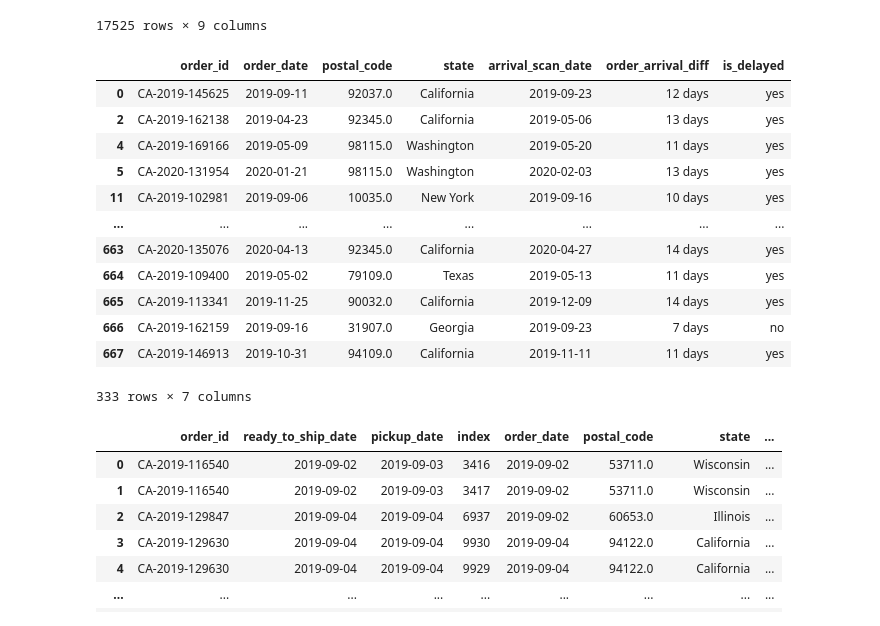
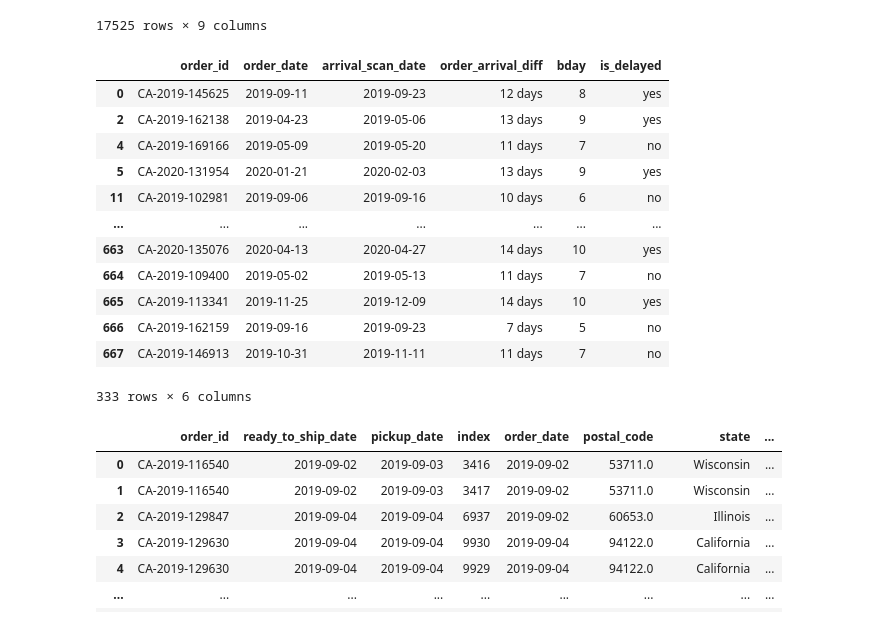
Before and after one commit to farnaz-irani/muesli-delivery-performance, a Jupyter notebook: Farnaz.ipynb, the cells around one changed output. Saved outputs shown, nothing was run; the diff lists cells and outputs as text; code cells hidden in the pictures.

```diff
--- a/Farnaz.ipynb
+++ b/Farnaz.ipynb
@@ -109,32 +117,34 @@ orders_process
 # %%
 #to merge orders and campaign
 orders_campaign = pd.merge(orders_clean, campaign)
 orders_campaign['order_arrival_diff'] = orders_campaign['arrival_scan_date'] - orders_campaign['order_date']
 orders_campaign.drop(columns='index', inplace = True)
 orders_campaign.head()
 
 orders_campaign[orders_campaign.duplicated(keep=False)].sort_values(by='order_id')
 orders_campaign.drop_duplicates(subset=None, keep='first', inplace=True)
 
 orders_campaign.drop(columns='customer_name', inplace=True)
 # orders.query('order_id == "CA-2019-145625"')
-orders_campaign['is_delayed'] = np.where(orders_campaign['order_arrival_diff'].map(lambda x: x.days) > 9, 'yes', 'no')
+orders_campaign['bday'] = [len(pd.bdate_range(orders_campaign['order_date'][i], orders_campaign['arrival_scan_date'][i])) - 1 for i in orders_campaign.index.values]
+
+orders_campaign['is_delayed'] = np.where(orders_campaign['bday'] > 7, 'yes', 'no')
 orders_campaign['is_delayed'].value_counts()
-orders_campaign
+orders_campaign.loc[:, ['order_id','order_date','arrival_scan_date','order_arrival_diff','bday', 'is_delayed']]
 # %% [output]
-|  | order_id | order_date | postal_code | state | arrival_scan_date | order_arrival_diff | is_delayed |
-| 0 | CA-2019-145625 | 2019-09-11 | 92037.0 | California | 2019-09-23 | 12 days | yes |
-| 2 | CA-2019-162138 | 2019-04-23 | 92345.0 | California | 2019-05-06 | 13 days | yes |
-| 4 | CA-2019-169166 | 2019-05-09 | 98115.0 | Washington | 2019-05-20 | 11 days | yes |
-| 5 | CA-2020-131954 | 2020-01-21 | 98115.0 | Washington | 2020-02-03 | 13 days | yes |
-| 11 | CA-2019-102981 | 2019-09-06 | 10035.0 | New York | 2019-09-16 | 10 days | yes |
-| ... | ... | ... | ... | ... | ... | ... | ... |
-| 663 | CA-2020-135076 | 2020-04-13 | 92345.0 | California | 2020-04-27 | 14 days | yes |
-| 664 | CA-2019-109400 | 2019-05-02 | 79109.0 | Texas | 2019-05-13 | 11 days | yes |
-| 665 | CA-2019-113341 | 2019-11-25 | 90032.0 | California | 2019-12-09 | 14 days | yes |
-| 666 | CA-2019-162159 | 2019-09-16 | 31907.0 | Georgia | 2019-09-23 | 7 days | no |
-| 667 | CA-2019-146913 | 2019-10-31 | 94109.0 | California | 2019-11-11 | 11 days | yes |
+|  | order_id | order_date | arrival_scan_date | order_arrival_diff | bday | is_delayed |
+| 0 | CA-2019-145625 | 2019-09-11 | 2019-09-23 | 12 days | 8 | yes |
+| 2 | CA-2019-162138 | 2019-04-23 | 2019-05-06 | 13 days | 9 | yes |
+| 4 | CA-2019-169166 | 2019-05-09 | 2019-05-20 | 11 days | 7 | no |
+| 5 | CA-2020-131954 | 2020-01-21 | 2020-02-03 | 13 days | 9 | yes |
+| 11 | CA-2019-102981 | 2019-09-06 | 2019-09-16 | 10 days | 6 | no |
+| ... | ... | ... | ... | ... | ... | ... |
+| 663 | CA-2020-135076 | 2020-04-13 | 2020-04-27 | 14 days | 10 | yes |
+| 664 | CA-2019-109400 | 2019-05-02 | 2019-05-13 | 11 days | 7 | no |
+| 665 | CA-2019-113341 | 2019-11-25 | 2019-12-09 | 14 days | 10 | yes |
+| 666 | CA-2019-162159 | 2019-09-16 | 2019-09-23 | 7 days | 5 | no |
+| 667 | CA-2019-146913 | 2019-10-31 | 2019-11-11 | 11 days | 7 | no |
-333 rows × 7 columns
+333 rows × 6 columns
 # %%
 # to merge intern and orders
 order_intern = pd.merge(intern_cleaned, orders_clean)
```
Also changed, not shown: parts of 21 cells of this notebook.
